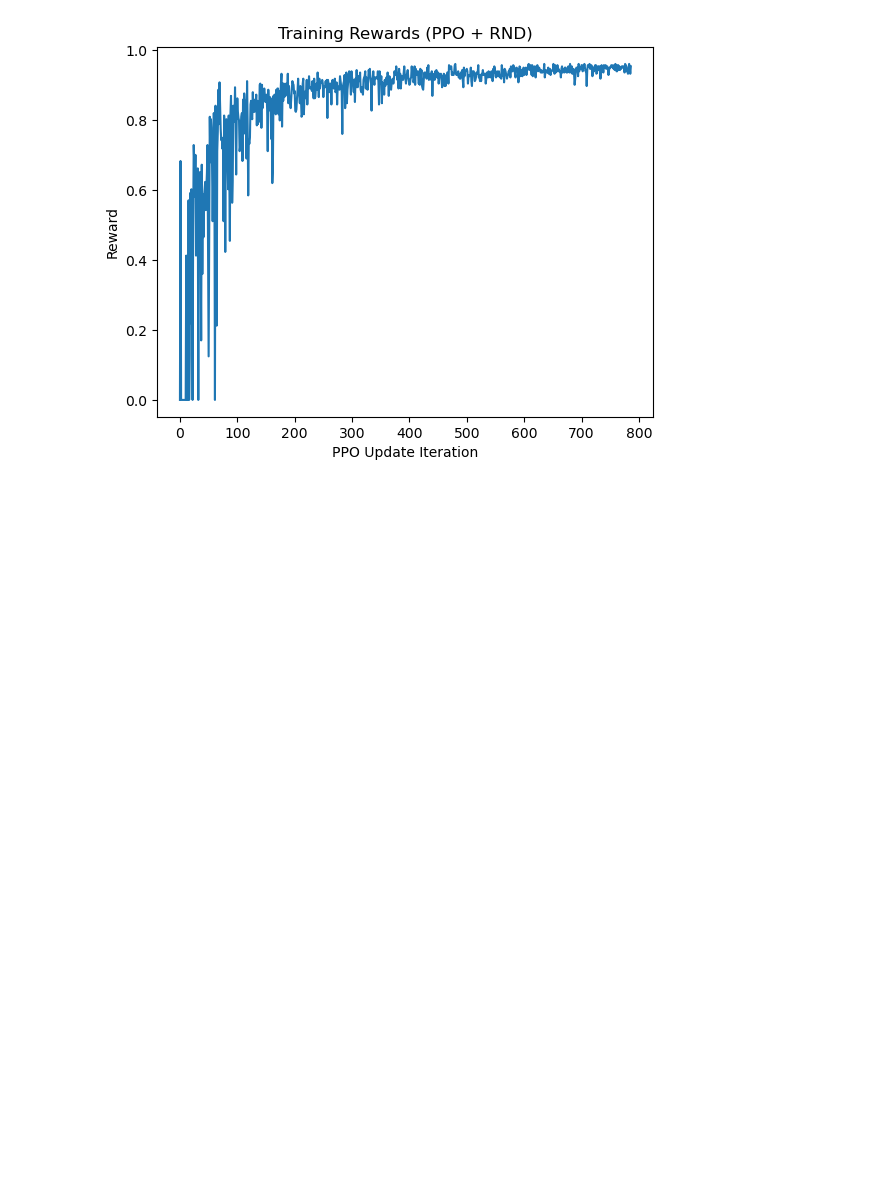
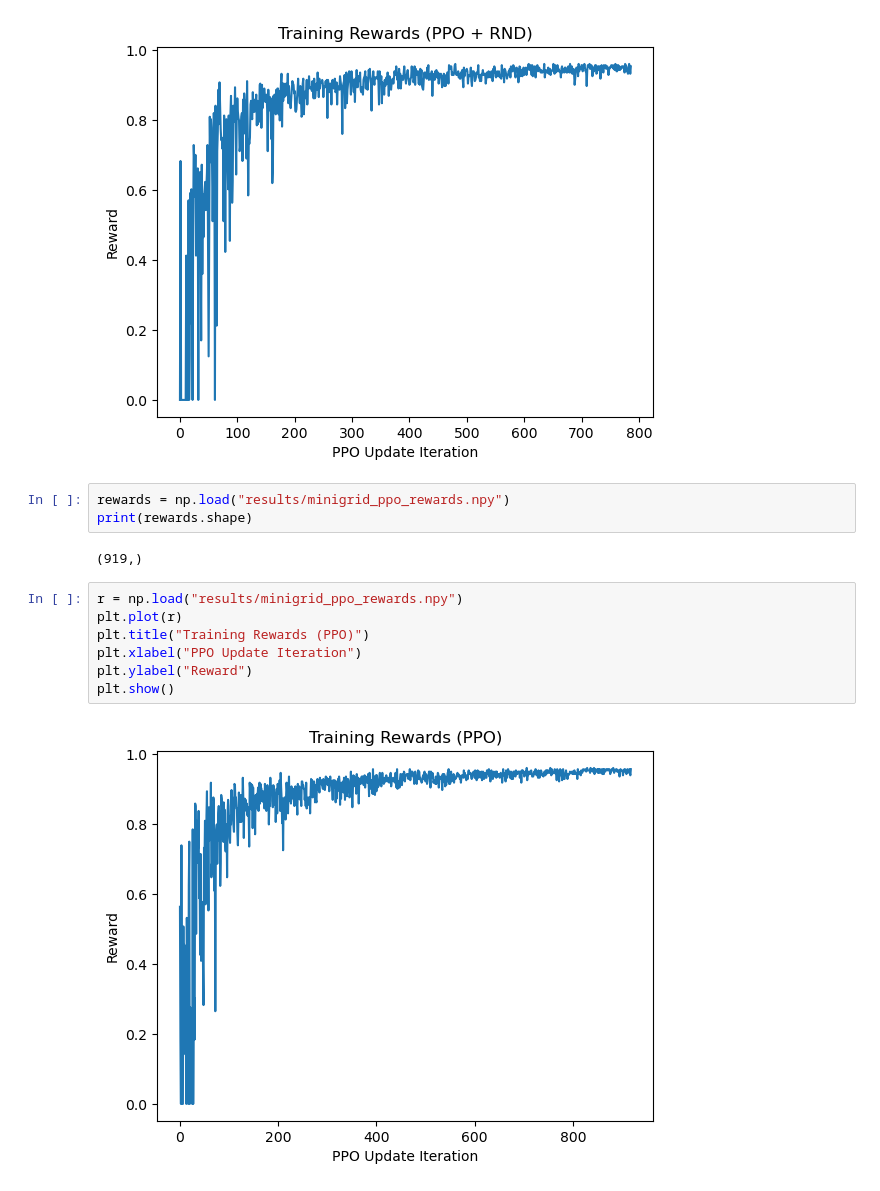
Before and after one commit to S-lijun/boundary-aware-novelty-search, a Jupyter notebook: Visualization.ipynb, the cells around one changed output. Drawn from its saved outputs; the diff is of its cells as text; blank space fills up the shorter version.

```diff
--- a/Visualization.ipynb
+++ b/Visualization.ipynb
@@ -34,3 +34,17 @@ plt.ylabel("Reward")
 plt.show()
 # %% [output]
 [figure]
+# %%
+rewards = np.load("results/minigrid_ppo_rewards.npy")
+print(rewards.shape)
+# %% [output]
+(919,)
+# %%
+r = np.load("results/minigrid_ppo_rewards.npy")
+plt.plot(r)
+plt.title("Training Rewards (PPO)")
+plt.xlabel("PPO Update Iteration")
+plt.ylabel("Reward")
+plt.show()
+# %% [output]
+[figure, added]
```
Also changed, not shown: 4 other files.
